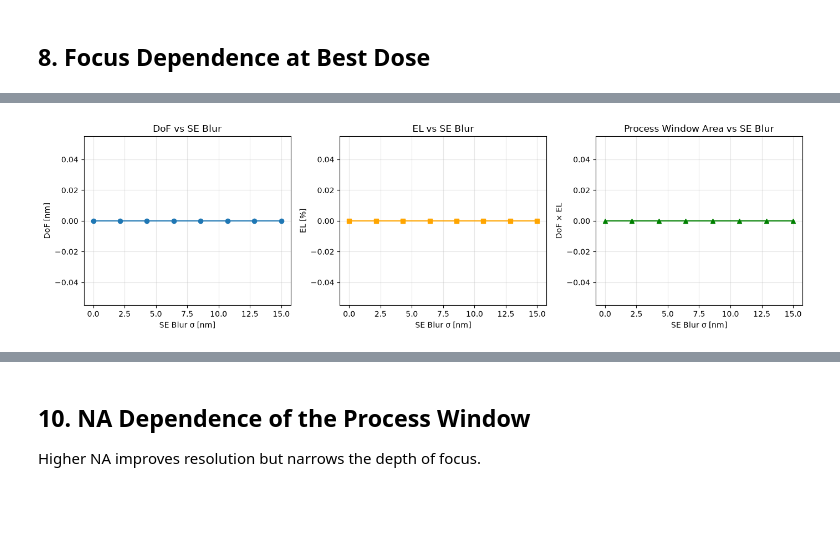
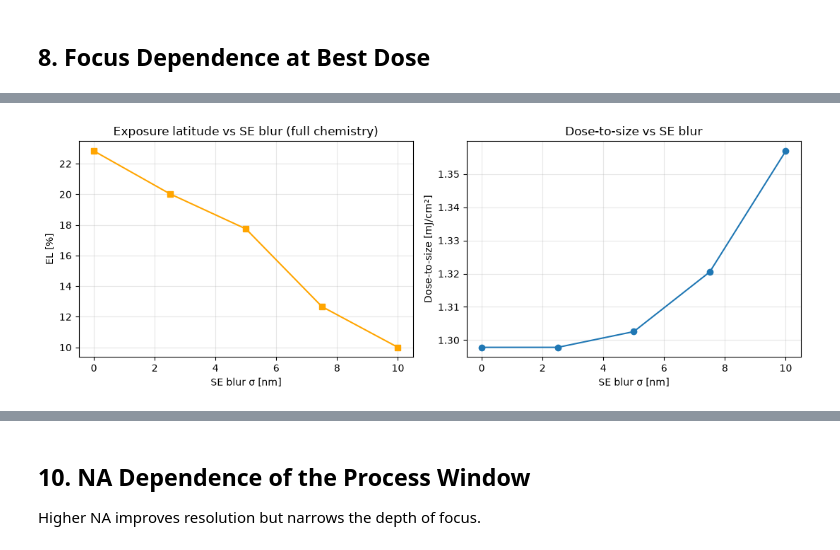
Before and after one commit to Flowbudget/euvsimulator, a Jupyter notebook: notebooks/04_process_window.ipynb, the cells around one changed output, grey strips where cells are left out. Saved outputs shown, nothing was run; the diff lists cells and outputs as text; code cells hidden in the pictures; blank space fills up the shorter version.

```diff
--- a/notebooks/04_process_window.ipynb
+++ b/notebooks/04_process_window.ipynb
@@ -43,8 +43,8 @@ def pipeline_fn(dose_mj_cm2: float, focus_nm: float) -> dict:
 
 This runs 16 × 21 = 336 simulations — takes a couple of minutes on CPU.
 # %%
-doses = np.linspace(15, 35, 11)       # mJ/cm² — bracket dose-to-size
-focuses = np.linspace(-60, 60, 13)    # nm — physical DoF range
+doses = np.linspace(9, 24, 16)        # mJ/cm² — brackets the dose-to-size at NA 0.33 (13.8), 0.40 (15.2), 0.55 (17.6)
+focuses = np.linspace(-150, 150, 21)  # nm — wide enough that the DoF is not cut off by the sweep
 tolerance = 0.10  # ±10%
 
 print(f"Computing {len(focuses)}×{len(doses)} Bossung matrix...")
@@ -214,47 +217,42 @@ SE blur is the dominant resolution limiter in EUV — here its effect on DoF and
 # %%
-se_blurs = np.linspace(0, 15, 8)
-dofs, els, pw_areas = [], [], []
+def cd_full(dose, blur):
+    cfg = SimulationConfig(
+        period_nm=64.0, line_width_nm=TARGET_CD, dose_mj_cm2=float(dose),
+        grid=128, se_blur_nm=float(blur), resist_model="full_chem",
+    )
+    return run_simulation(cfg).cd_nm
 
+def dose_to_size(blur, lo=0.3, hi=10.0):
+    for _ in range(14):
+        mid = np.sqrt(lo * hi)
+        if cd_full(mid, blur) > TARGET_CD:
+            lo = mid
+        else:
+            hi = mid
+    return np.sqrt(lo * hi)
+
+se_blurs = [0.0, 2.5, 5.0, 7.5, 10.0]
+d2s_blur, el_blur = [], []
 for blur in se_blurs:
-    def pipeline_fn_blur(dose, focus):
-        cfg = SimulationConfig(
-            period_nm=64.0, line_width_nm=TARGET_CD,
-            dose_mj_cm2=dose, focus_nm=focus,
-            grid=256, se_blur_nm=blur, resist_model="aerial_threshold",
-        )
-        r = run_simulation(cfg)
-        cd = r.cd_nm if r.cd_nm > 0 else np.nan
-        return {"cd_nm": cd}
+    d0 = dose_to_size(blur)
+    ds = d0 * np.exp(np.linspace(-0.3, 0.3, 25))
+    cds_b = np.array([cd_full(d, blur) for d in ds])
+    ok = (cds_b >= cd_low) & (cds_b <= cd_high)
+    el = 100.0 * (ds[ok].max() - ds[ok].min()) / d0 if ok.any() else 0.0
+    d2s_blur.append(d0)
+    el_blur.append(el)
 
-    cd_b = dose_matrix(pipeline_fn_blur, doses.tolist(), focuses.tolist(), TARGET_CD, tolerance)
-    # If the whole matrix is NaN (unmeasurable), skip process_window metrics
-    if np.all(np.isnan(cd_b)):
-        dofs.append(0.0)
-        els.append(0.0)
-        pw_areas.append(0.0)
-        continue
-    pw_b = process_window(cd_b, doses.tolist(), focuses.tolist(), TARGET_CD, tolerance)
-    dofs.append(pw_b["dof_nm"])
-    els.append(pw_b["el_pct"])
-    pw_areas.append(pw_b["dof_nm"] * pw_b["el_pct"])
-
-fig, axes = plt.subplots(1, 3, figsize=(14, 4))
-axes[0].plot(se_blurs, dofs, "o-")
-axes[0].set_xlabel("SE Blur σ [nm]"); axes[0].set_ylabel("DoF [nm]")
-axes[0].set_title("DoF vs SE Blur"); axes[0].grid(True, alpha=0.3)
-
-axes[1].plot(se_blurs, els, "s-", color="orange")
-axes[1].set_xlabel("SE Blur σ [nm]"); axes[1].set_ylabel("EL [%]")
-axes[1].set_title("EL vs SE Blur"); axes[1].grid(True, alpha=0.3)
-
-axes[2].plot(se_blurs, pw_areas, "^-", color="green")
-axes[2].set_xlabel("SE Blur σ [nm]"); axes[2].set_ylabel("DoF × EL")
-axes[2].set_title("Process Window Area vs SE Blur"); axes[2].grid(True, alpha=0.3)
-
+fig, (ax1, ax2) = plt.subplots(1, 2, figsize=(11, 4))
+ax1.plot(se_blurs, el_blur, "s-", color="orange")
+ax1.set_xlabel("SE blur σ [nm]"); ax1.set_ylabel("EL [%]")
+ax1.set_title("Exposure latitude vs SE blur (full chemistry)"); ax1.grid(True, alpha=0.3)
+ax2.plot(se_blurs, d2s_blur, "o-")
+ax2.set_xlabel("SE blur σ [nm]"); ax2.set_ylabel("Dose-to-size [mJ/cm²]")
+ax2.set_title("Dose-to-size vs SE blur"); ax2.grid(True, alpha=0.3)
 plt.tight_layout()
 plt.show()
 
-for b, d, e in zip(se_blurs, dofs, els):
-    print(f"blur={b:4.1f} nm: DoF={d:5.1f} nm, EL={e:5.1f}%")
+for b, d0, e in zip(se_blurs, d2s_blur, el_blur):
+    print(f"SE blur {b:4.1f} nm: dose-to-size {d0:.3f} mJ/cm², EL {e:5.1f} %")
 # %% [output]
-[figure, old version]
+[figure, new version]
```
Also changed, not shown: parts of 12 cells of this notebook, 7 other files.
